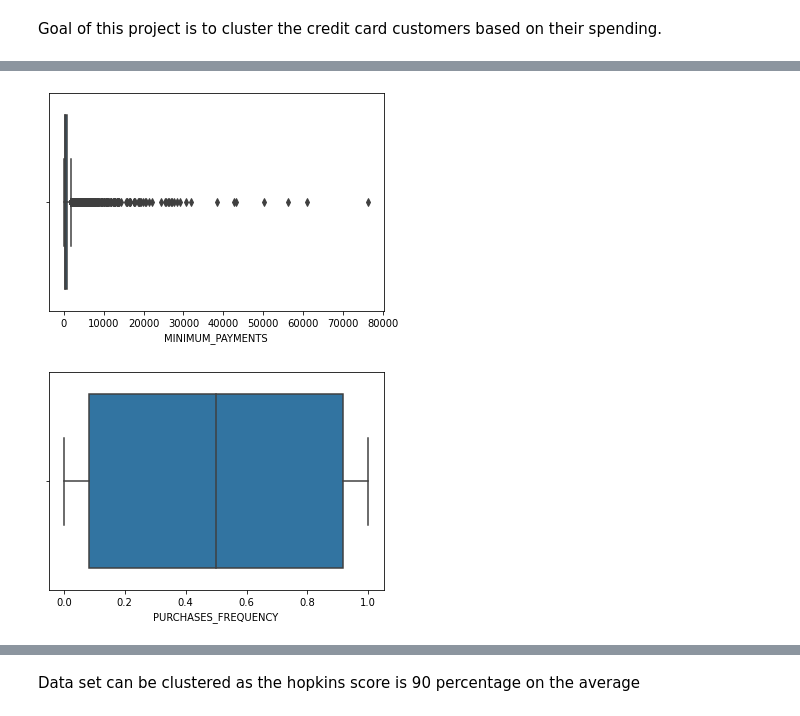
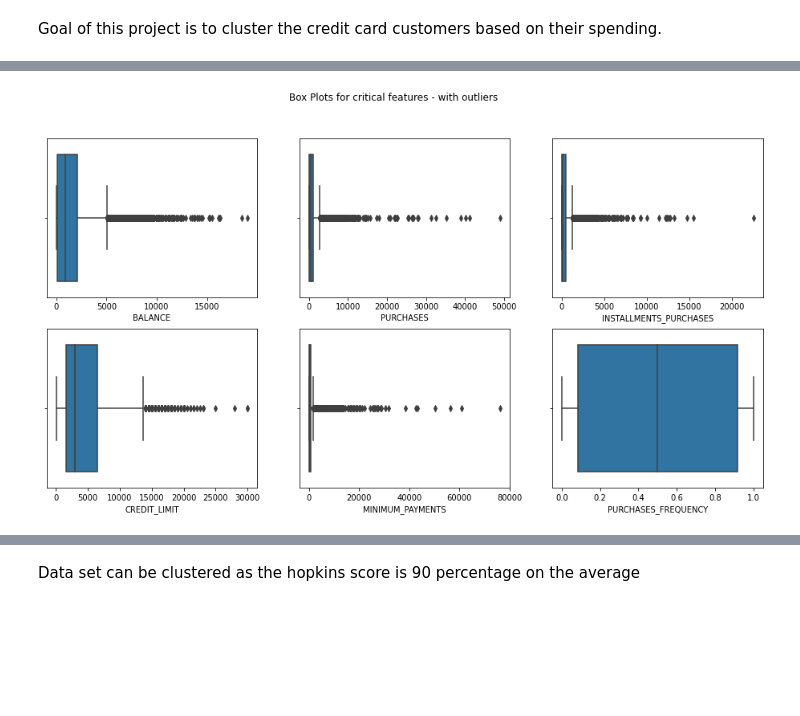
Before and after one commit to chandu85/Data_Science_Portfolio, a Jupyter notebook: Project 8 - Credit Card Customer Segmentation/CreditCardSegmentation.ipynb, the cells around one changed output, grey strips where cells are left out. Saved outputs shown, nothing was run; the diff lists cells and outputs as text; code cells hidden in the pictures; blank space fills up the shorter version.

```diff
--- a/Project 8 - Credit Card Customer Segmentation/CreditCardSegmentation.ipynb
+++ b/Project 8 - Credit Card Customer Segmentation/CreditCardSegmentation.ipynb
@@ -19,7 +26,7 @@ from sklearn.metrics import silhouette_score
 # %%
 # read the dataset
-cc_df = pd.read_csv("Data/CC GENERAL.csv", sep=",", encoding="ISO-8859-1", header=0)
-cc_df.head()
+df = pd.read_csv("Data/CC GENERAL.csv", sep=",", encoding="ISO-8859-1", header=0)
+df.head()
 # %% [output]
 |  | CUST_ID | BALANCE | BALANCE_FREQUENCY | PURCHASES | ONEOFF_PURCHASES | INSTALLMENTS_PURCHASES | CASH_ADVANCE | ... |
 | 0 | C10001 | 40.900749 | 0.818182 | 95.40 | 0.00 | 95.4 | 0.000000 | ... |
@@ -30,9 +63,6 @@ cc_df.head()
 # %%
-print(f'shape of the dataset: {cc_df.shape}')
-print(f'shape of the dataset: \n{cc_df.describe}')
-
+print(f'shape of the original dataset: {df.shape}')
 # Drop the missing data rows
-cc_df = cc_df.dropna()
-
-print(f'Shape of the dataset after cleanup: {cc_df.shape}')
+df = df.dropna()
+print(f'\nShape of the dataset after cleanup: {df.shape}')
 # %% [output]
@@ -76,10 +72,12 @@ plt.show()
-# %%
-sns.boxplot(cc_df['MINIMUM_PAYMENTS'])
-plt.show()
-# %% [output]
-[figure, removed]
-# %%
-sns.boxplot(cc_df['PURCHASES_FREQUENCY'])
-plt.show()
-# %% [output]
-[figure, removed]
+# %%
+fig, axs = plt.subplots(2,3, figsize=(16,8))
+sns.boxplot(x="BALANCE", data=df, ax=axs[0][0])
+sns.boxplot(x="PURCHASES", data=df,  ax=axs[0][1])
+sns.boxplot(x="INSTALLMENTS_PURCHASES", data=df, ax=axs[0][2])
+sns.boxplot(x="CREDIT_LIMIT", data=df, ax=axs[1][0])
+sns.boxplot(x="MINIMUM_PAYMENTS", data=df, ax=axs[1][1])
+sns.boxplot(x="PURCHASES_FREQUENCY", data=df, ax=axs[1][2])
+fig.suptitle('Box Plots for critical features - with outliers')
+plt.show()
+# %% [output]
+[figure, added]
```
Also changed, not shown: parts of 24 cells of this notebook, 3 other files.
